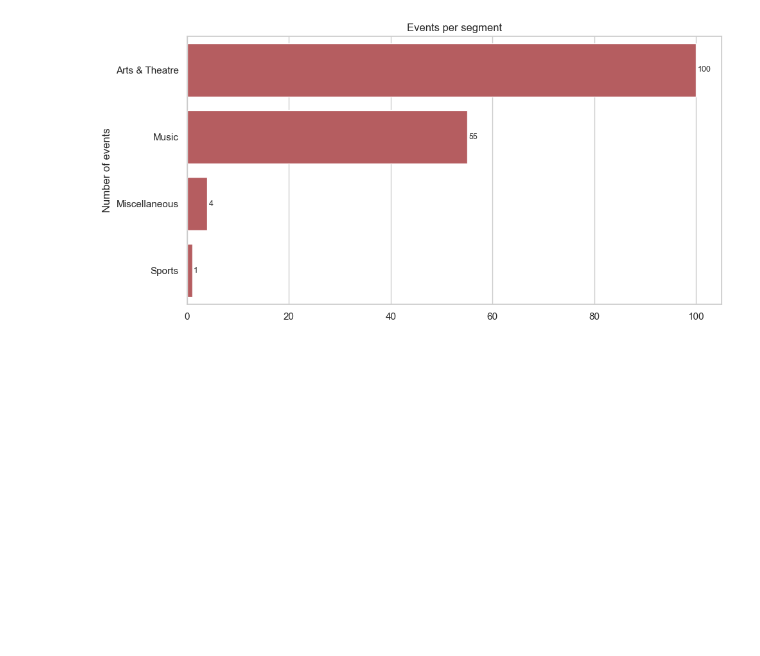
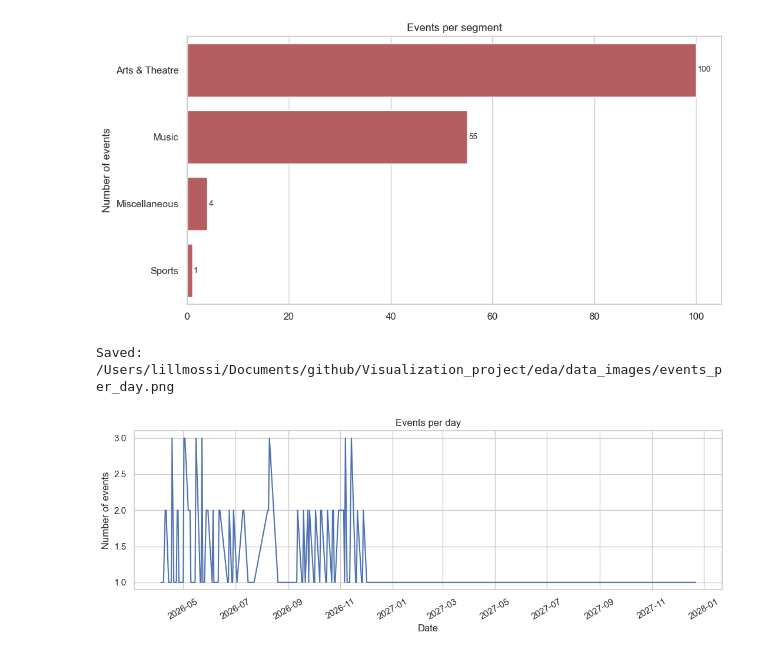
Before and after one commit to LisaYllander92/Visualization_project, a Jupyter notebook: eda/eda_mossad.ipynb, the cells around one changed output. Saved outputs shown, nothing was run; the diff lists cells and outputs as text; code cells hidden in the pictures; blank space fills up the shorter version.

```diff
--- a/eda/eda_mossad.ipynb
+++ b/eda/eda_mossad.ipynb
@@ -182,3 +182,23 @@ plt.savefig(img_path, dpi=150, bbox_inches="tight")
 plt.show()
 # %% [output]
 [figure]
+# %%
+events_per_day = df.groupby(df["date"].dt.date).size()
+
+fig, ax = plt.subplots(figsize=(11, 4))
+sns.lineplot(x=events_per_day.index, y=events_per_day.values, ax=ax, color="#4C72B0")
+ax.set_title("Events per day")
+ax.set_xlabel("Date")
+ax.set_ylabel("Number of events")
+ax.tick_params(axis="x", rotation=30)
+
+plt.tight_layout()
+
+img_path = PROJECT_ROOT / "eda" / "data_images" / "events_per_day.png"
+plt.savefig(img_path, dpi=150, bbox_inches="tight")
+print("Saved:", img_path)
+
+plt.show()
+# %% [output]
+Saved: /Users/lillmossi/Documents/github/Visualization_project/eda/data_images/events_per_day.png
+[figure, added]
```
Also changed, not shown: 1 other file.
